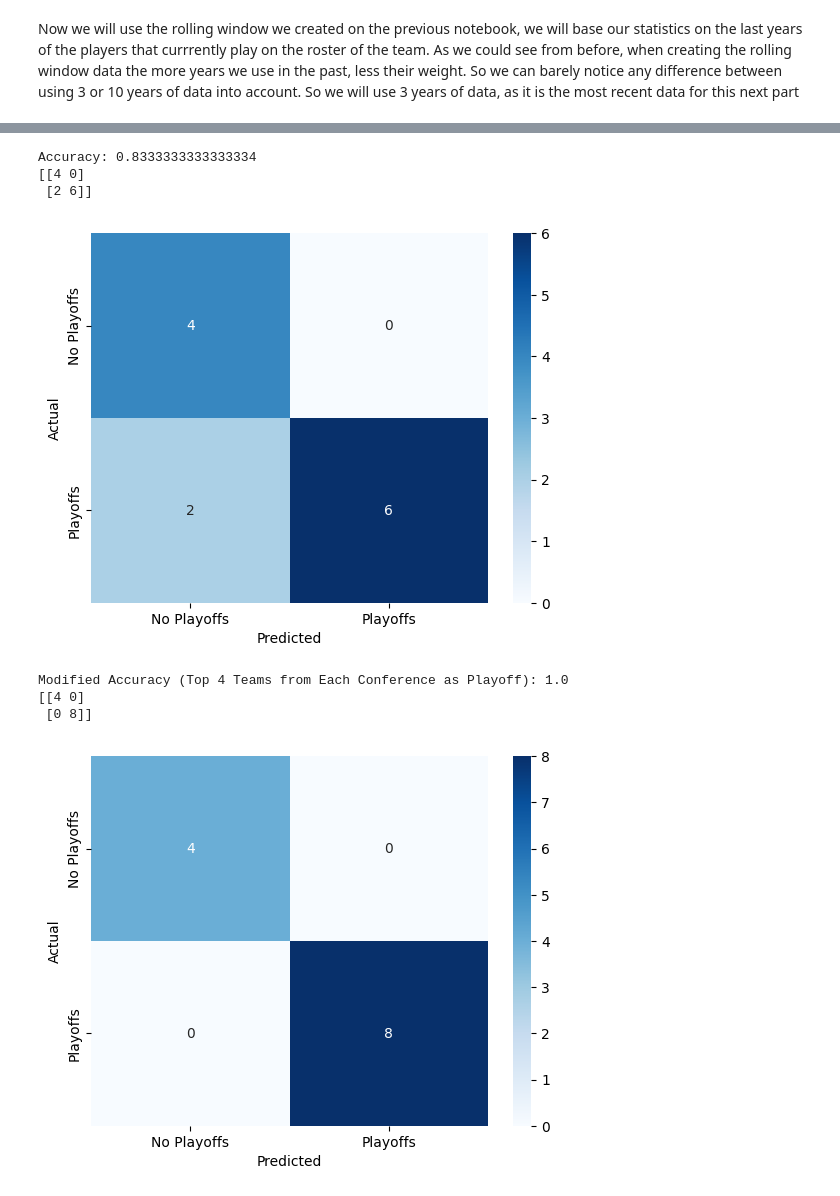
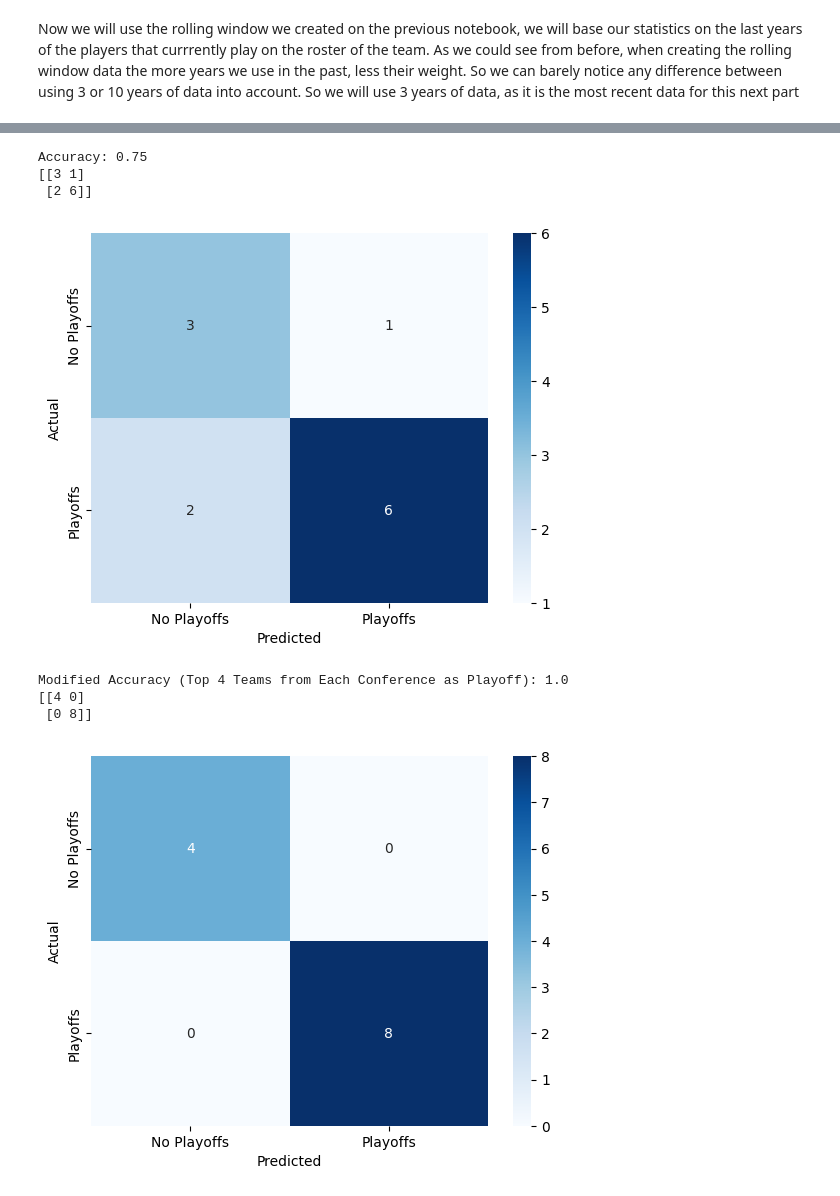
Before and after one commit to jogp10/WnbaPlayoffsPredicting, a Jupyter notebook: notebooks/modelling.ipynb, the cells around one changed output, grey strips where cells are left out. Saved outputs shown, nothing was run; the diff lists cells and outputs as text; code cells hidden in the pictures.

```diff
--- a/notebooks/modelling.ipynb
+++ b/notebooks/modelling.ipynb
@@ -286,8 +286,8 @@ def print_results(clf, X_train, X_test, y_train, y_test, refit=True, output=True
 
     return y_pred
 
-def cross_validation(clf, X, y, output=True):
-    cv = StratifiedKFold(n_splits=N_FOLDS_CV, shuffle=True, random_state=42)
+def cross_validation(clf, X, y, n_splits=N_FOLDS_CV, output=True):
+    cv = StratifiedKFold(n_splits=n_splits, shuffle=True, random_state=42)
     scores = cross_val_score(clf, X, y, cv=cv, scoring='accuracy')
 
     # Display the cross-validation results
@@ -466,7 +466,7 @@ def create_rolling_window_dataset(df, rolling_win_size):
     It creates an entry for each year that the team has played.'''
 
     df_rolling = []
-    for year in range(rolling_win_size + 1, PREDICTION_YEAR + 1):
+    for year in range(2, PREDICTION_YEAR + 1):
         df_year = df[df['year'] == year]
         df_prev_years = df[(df['year'] < year) & (df['year'] >= year - rolling_win_size)]
 
@@ -922,7 +940,7 @@ for i in range(1, 10):
 
     y_pred = print_results(clf, X_train, X_test, y_train, y_test, output=False)
 
-    scores = cross_validation(clf, X, y, False)
+    scores = cross_validation(clf, X, y, 9, output=False)
     cross_val_scores.append(scores)
 
     if scores.mean() > best_score:
@@ -961,8 +979,6 @@ rolling_data = pd.read_csv('../prep_data/rolling_window/data_with_' + str(3) +'_
 
 y_train = rolling_data[rolling_data['year'] < PREDICTION_YEAR]['playoff'].astype(int)
 y_test = rolling_data[rolling_data['year'] == PREDICTION_YEAR]['playoff'].astype(int)
-confIDs = rolling_data[rolling_data['year'] == PREDICTION_YEAR]['confID']
-tmIDs = rolling_data[rolling_data['year'] == PREDICTION_YEAR]['tmID']
 X_train = rolling_data[rolling_data['year'] < PREDICTION_YEAR].drop(['playoff', 'year', 'tmID'], axis=1).dropna(axis=1)
 X_test = rolling_data[rolling_data['year'] == PREDICTION_YEAR].drop(['playoff', 'year', 'tmID'], axis=1).dropna(axis=1)
 
@@ -991,7 +1007,7 @@ for model in grid_search_models.keys():
 
     y_pred = print_results(clf, X_train_model, X_test_model, y_train, y_test, output=False)
 
-    scores = cross_validation(clf, X_model, y, False)
+    scores = cross_validation(clf, X_model, y, 9, output=False)
     cross_val_scores.append(scores)
 # %%
 fig = plt.figure(figsize=(15, 10))
@@ -1032,7 +1049,7 @@ LogisticRegression( score: 0.6339285714285714, with 3 years behind, estimator:Lo
 # %%
 PREDICTION_YEAR = 11
 
-competition_data = pd.read_csv('../prep_data/rolling_window/data_with_' + str(3) +'_years_in_the_past.csv')
+competition_data = pd.read_csv('../prep_data/rolling_window/data_with_' + str(best_classifier[3]) +'_years_in_the_past.csv')
 
 y_train = competition_data[competition_data['year'] < PREDICTION_YEAR]['playoff'].astype(int)
 y_test = competition_data[competition_data['year'] == PREDICTION_YEAR]['playoff'].astype(int)
@@ -1040,40 +1057,38 @@ X_train = competition_data[competition_data['year'] < PREDICTION_YEAR].drop(['pl
 X_test = competition_data[competition_data['year'] == PREDICTION_YEAR].drop(['playoff', 'year', 'tmID'], axis=1).dropna(axis=1)
 
 if best_name in ['KNN', 'SVM', 'XGBoost']:
     # Normalize the data as KNN, SVM, ... expect the data to be normalized
     X_train_model, X_test_model = normalize_df(X_train, X_test)
-    X_model = pd.concat([X_train_model, X_test_model])
 else:
     X_train_model, X_test_model = X_train, X_test
-    X_model = pd.concat([X_train_model, X_test_model])
 
-y_pred_without_8 = print_results(best_classifier[1], X_train, X_test, y_train, y_test, refit=False)
-y_pred = force_qualify_8_teams(best_classifier[1], X_test, y_test)
+y_pred_without_8 = print_results(best_classifier[1], X_train_model, X_test_model, y_train, y_test, refit=False)
+y_pred = force_qualify_8_teams(best_classifier[1], X_test_model, y_test)
 
 # Convert y_pred_numeric to a DataFrame and reset the index
 y_pred_df = pd.DataFrame(y_pred, columns=["playoff_predict"])
 y_pred_without_8_df = pd.DataFrame(y_pred_without_8, columns=["playoff_predict_without_8"])
 
 # Filter competition_data for the prediction year
 competition_data = competition_data[rolling_data['year'] == PREDICTION_YEAR][['tmID', 'year', 'confID', 'playoff']].sort_values('tmID', ascending=True)
 
 # Merge competition_data with y_pred_df
 result = competition_data.reset_index(drop=True).join(y_pred_df)
 result = result.reset_index(drop=True).join(y_pred_without_8_df).sort_values(['confID', 'tmID'], ascending=True)
 
 result['playoff'] = result['playoff'].map({1: 'Y', 0: 'N'})
 result['tmID'] = result['tmID'].map(franchise_team_map)
 
 result_subset = result[['tmID', 'playoff', 'playoff_predict', 'playoff_predict_without_8']]
 result_subset = result_subset.sort_values('tmID')
 
 # Write the result to a CSV file
 result_subset.to_csv('../output_data/output.csv', index=False)
 # %% [output]
-Accuracy: 0.8333333333333334
-[[4 0]
+Accuracy: 0.75
+[[3 1]
  [2 6]]
-[figure, old version]
+[figure, new version]
 Modified Accuracy (Top 4 Teams from Each Conference as Playoff): 1.0
 [[4 0]
  [0 8]]
```
Also changed, not shown: parts of 19 cells of this notebook, 2 other files.
